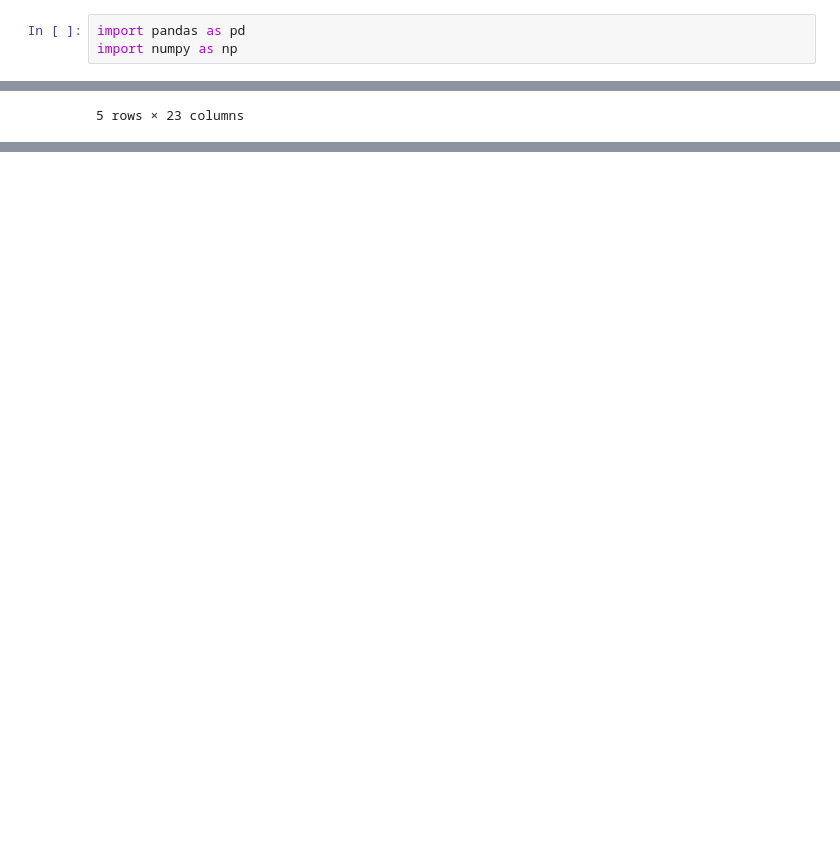
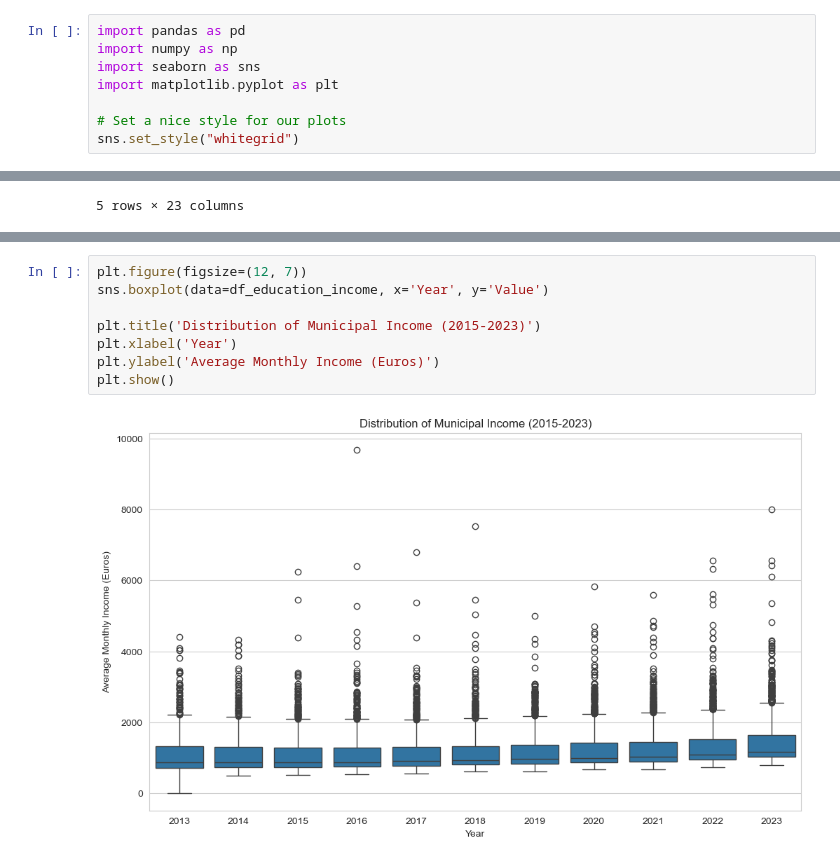
Before and after one commit to Shushunya/FCD-housing-prices, a Jupyter notebook: main_notebook.ipynb, the cells around one changed output, grey strips where cells are left out. Saved outputs shown, nothing was run; the diff lists cells and outputs as text; blank space fills up the shorter version.

Commit message:
income cleaning and EDA

```diff
--- a/main_notebook.ipynb
+++ b/main_notebook.ipynb
@@ -3,6 +5,11 @@
 # %%
 import pandas as pd
 import numpy as np
+import seaborn as sns
+import matplotlib.pyplot as plt
+
+# Set a nice style for our plots
+sns.set_style("whitegrid")
 # %%
 # --- 1. Load the Raw Data ---
 df_raw = pd.read_csv(
@@ -116,0 +267,10 @@ Total remaining NaNs: 0
+# %%
+plt.figure(figsize=(12, 7))
+sns.boxplot(data=df_education_income, x='Year', y='Value')
+
+plt.title('Distribution of Municipal Income (2015-2023)')
+plt.xlabel('Year')
+plt.ylabel('Average Monthly Income (Euros)')
+plt.show()
+# %% [output]
+[figure, added]
```
Also changed, not shown: parts of 12 cells of this notebook.
